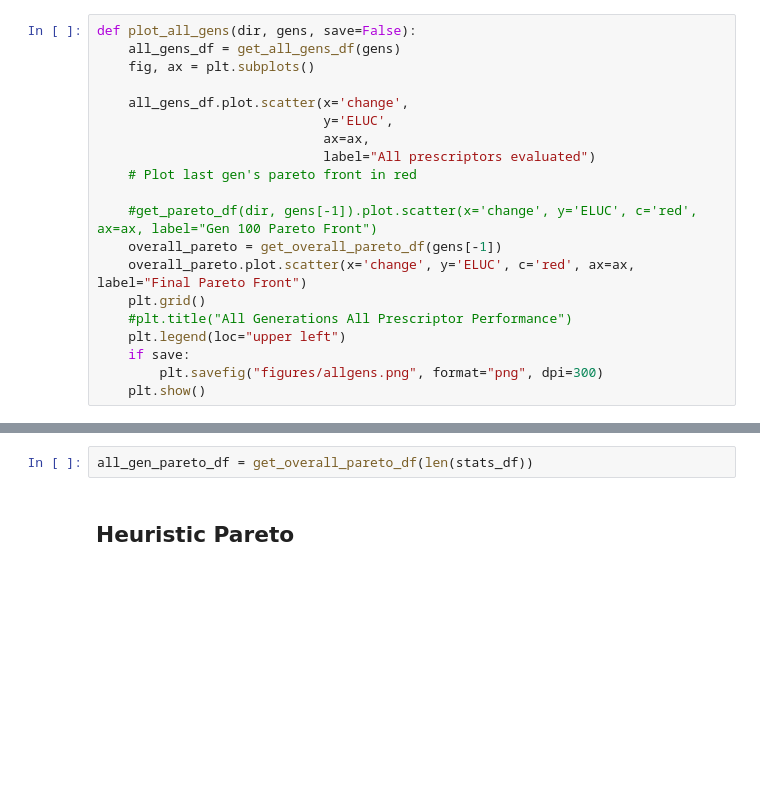
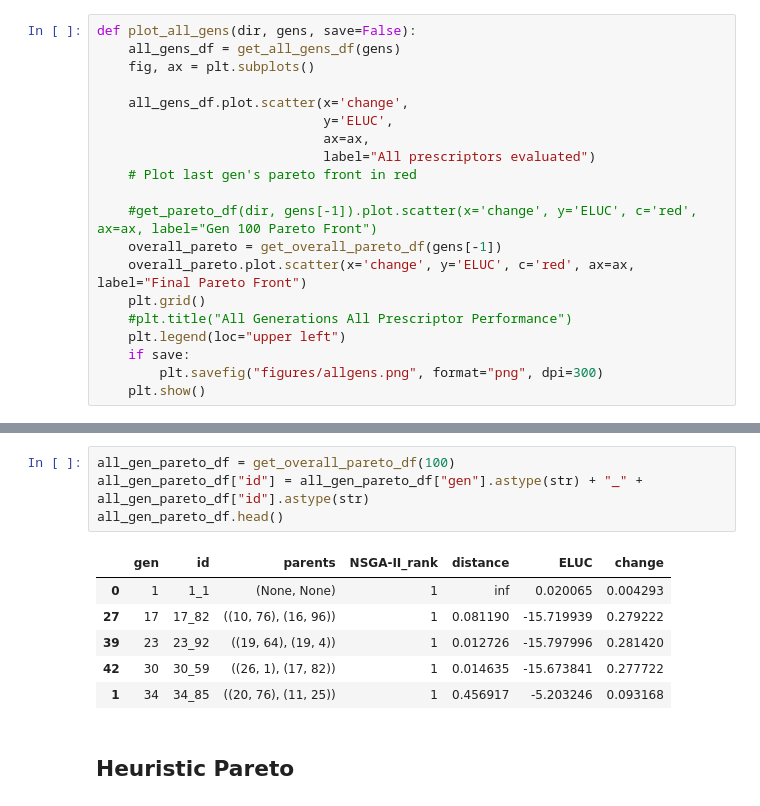
Before and after one commit to Project-Resilience/mvp, a Jupyter notebook: use_cases/eluc/experiments/prescriptor_experiments.ipynb, the cells around one changed output, grey strips where cells are left out. Drawn from its saved outputs; the diff is of its cells as text; blank space fills up the shorter version.

```diff
--- a/use_cases/eluc/experiments/prescriptor_experiments.ipynb
+++ b/use_cases/eluc/experiments/prescriptor_experiments.ipynb
@@ -176,5 +179,14 @@ plot_all_gens(experiment_results_dir, [a + 1 for a in range(100)], save=False)
-# %%
-all_gen_pareto_df = get_overall_pareto_df(len(stats_df))
+# %%
+all_gen_pareto_df = get_overall_pareto_df(100)
+all_gen_pareto_df["id"] = all_gen_pareto_df["gen"].astype(str) + "_" + all_gen_pareto_df["id"].astype(str)
+all_gen_pareto_df.head()
+# %% [output]
+|  | gen | id | parents | NSGA-II_rank | distance | ELUC | change |
+| 0 | 1 | 1_1 | (None, None) | 1 | inf | 0.020065 | 0.004293 |
+| 27 | 17 | 17_82 | ((10, 76), (16, 96)) | 1 | 0.081190 | -15.719939 | 0.279222 |
+| 39 | 23 | 23_92 | ((19, 64), (19, 4)) | 1 | 0.012726 | -15.797996 | 0.281420 |
+| 42 | 30 | 30_59 | ((26, 1), (17, 82)) | 1 | 0.014635 | -15.673841 | 0.277722 |
+| 1 | 34 | 34_85 | ((20, 76), (11, 25)) | 1 | 0.456917 | -5.203246 | 0.093168 |
 # %% [markdown]
 ## Heuristic Pareto
 # %%
```
Also changed, not shown: parts of 14 cells of this notebook, 5 other files.
